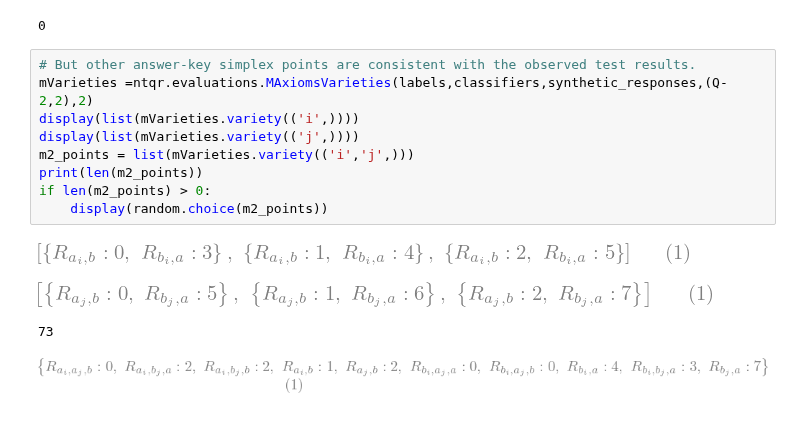
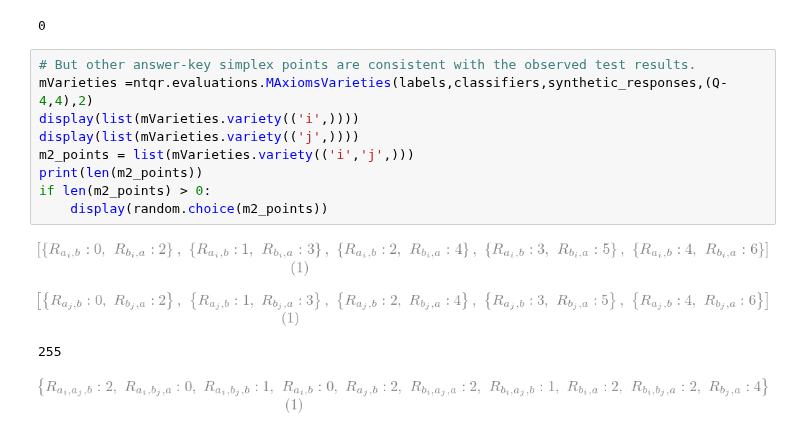
Before and after one commit to andrescorrada/IntroductionToAlgebraicEvaluation, a Jupyter notebook: python/docs/source/notebooks/AlgebraAndGeometryOfNTQR.ipynb, the cells around one changed output. Drawn from its saved outputs; the diff is of its cells as text.

```diff
--- a/python/docs/source/notebooks/AlgebraAndGeometryOfNTQR.ipynb
+++ b/python/docs/source/notebooks/AlgebraAndGeometryOfNTQR.ipynb
@@ -258,15 +258,15 @@ if len(m2_points) > 0:
 0
 # %%
 # But other answer-key simplex points are consistent with the observed test results.
-mVarieties =ntqr.evaluations.MAxiomsVarieties(labels,classifiers,synthetic_responses,(Q-2,2),2)
+mVarieties =ntqr.evaluations.MAxiomsVarieties(labels,classifiers,synthetic_responses,(Q-4,4),2)
 display(list(mVarieties.variety(('i',))))
 display(list(mVarieties.variety(('j',))))
 m2_points = list(mVarieties.variety(('i','j',)))
 print(len(m2_points))
 if len(m2_points) > 0:
     display(random.choice(m2_points))
 # %% [output]
-[figure, old version]
+[figure, new version]
-[figure, old version]
+[figure, new version]
-73
+255
 [figure]
```
Also changed, not shown: parts of 8 cells of this notebook, 1 other file.
